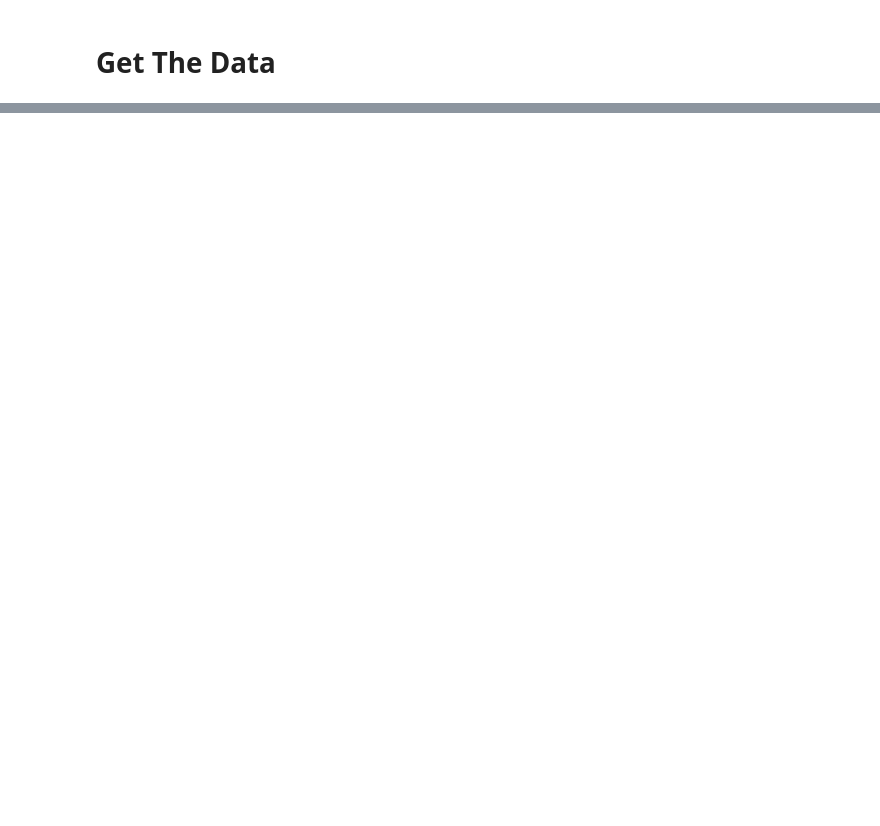
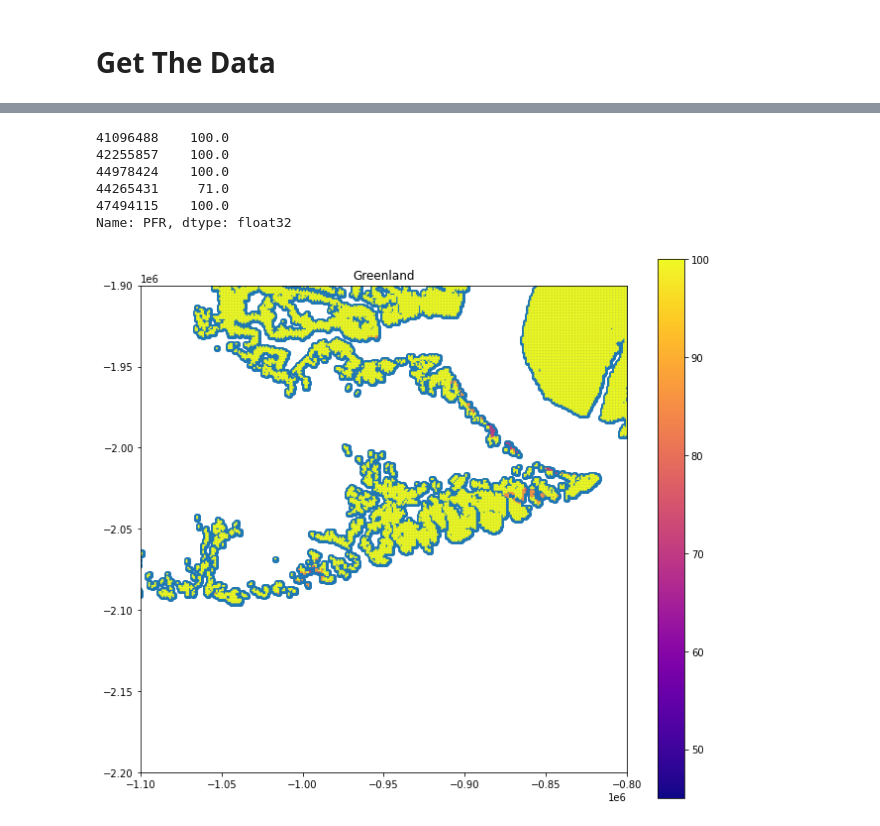
Before and after one commit to lucasflores/PermaLost, a Jupyter notebook: PermaFrostProj.ipynb, the cells around one changed output, grey strips where cells are left out. Cells and saved outputs as stored; diff of their text form; code cells hidden in the pictures; blank space fills up the shorter version.

```diff
--- a/PermaFrostProj.ipynb
+++ b/PermaFrostProj.ipynb
@@ -160,0 +209,5 @@ sample_data/
+# %%
+# Convert DataFrame to a geoDataFrame
+gdfGreenland_1997 = gpd.GeoDataFrame( dfGreenland_1997, geometry=gpd.points_from_xy(dfGreenland_1997.x, dfGreenland_1997.y))
+gdfGreenland_1998 = gpd.GeoDataFrame( dfGreenland_1998, geometry=gpd.points_from_xy(dfGreenland_1998.x, dfGreenland_1998.y))
+gdfGreenland_1999 = gpd.GeoDataFrame( dfGreenland_1999, geometry=gpd.points_from_xy(dfGreenland_1999.x, dfGreenland_1999.y))
@@ -160,0 +225,6 @@ sample_data/
+# %%
+gdfGreenland_1997['time'] = gdfGreenland_1997['time'].apply(lambda x: x.year) # Converts Timestamp object to just year ints
+gdfGreenland_1998['time'] = gdfGreenland_1998['time'].apply(lambda x: x.year) # Converts Timestamp object to just year ints
+gdfGreenland_1999['time'] = gdfGreenland_1999['time'].apply(lambda x: x.year) # Converts Timestamp object to just year ints
+# %%
+gdfGreenland = pd.concat([gdfGreenland_1997, gdfGreenland_1998, gdfGreenland_1999], axis=0)
@@ -160,0 +352,9 @@ sample_data/
+# %%
+y_train.head()
+# %% [output]
+41096488    100.0
+42255857    100.0
+44978424    100.0
+44265431     71.0
+47494115    100.0
+Name: PFR, dtype: float32
@@ -170,4 +369,0 @@ with open('Greenland_noNANallColumns_1997_Pickle.pkl', 'rb') as pickle_file:
-# %%
-dfGreenland.head()
-# Convert DataFrame to a geoDataFrame
-gdfGreenland = gpd.GeoDataFrame( dfGreenland, geometry=gpd.points_from_xy(dfGreenland.x, dfGreenland.y))
@@ -204,3 +375,29 @@ plt.show()
+# %%
+#glaciers = gpd.read_file('./GlacierBaseMap/jf791qw8489.shp') #2017 dataset
+#glaciers = glaciers[glaciers.cenlat > 67.9][glaciers.cenlat < 70.83][glaciers.cenlon > -31.5][glaciers.cenlon < -20.57]
+
+#coastlines = gpd.read_file('./CoastLineBaseMap/sd368wz2435.shp')
+#glaciers = glaciers.to_crs("EPSG:3995") # world.to_crs(epsg=3395) would also work
+#coastlines = coastlines.to_crs("EPSG:3995") # world.to_crs(epsg=3395) would also work
+
+gdfGreenland.crs = "EPSG:3995"
+#gdfGreenland1997.crs = "EPSG:3995"
+
+ax = gdfGreenland.plot(figsize=(11,10), alpha=0.9)
+#ax = glaciers.plot(figsize=(11,10), alpha=0.9)
+ax.set_title("Greenland")
+ax.set_ylim([-2.2e6, -1.9e6])
+ax.set_xlim([-1.1e6, -0.8e6])
+
+#coastlines.boundary.plot(ax=ax,color='black', alpha=0.6, zorder=1)
+#gdfGreenland_unpickle.plot(ax=ax, column='T10m', markersize=0.5, cmap="plasma", legend=True, alpha=0.7)
+#gdfGreenland_unpickle.plot(ax=ax, column='GST ', markersize=0.5, cmap="plasma", vmin=45.0, legend=True, alpha=0.7)
+#gdfGreenland1997.plot(ax=ax, column='PFR', markersize=0.5, cmap="plasma", vmin=45.0, legend=True, alpha=0.7)
+gdfGreenland.plot(ax=ax, column="PFR", markersize=0.5, cmap="plasma", vmin=45.0, legend=True, alpha=0.7)
+
+plt.show()
+# %% [output]
+[figure, added]
 # %%
 map = folium.Map(location = [13.406,80.110], tiles = "Stamen Terrain", zoom_start = 9)
 map
```
Also changed, not shown: parts of 26 cells of this notebook.
